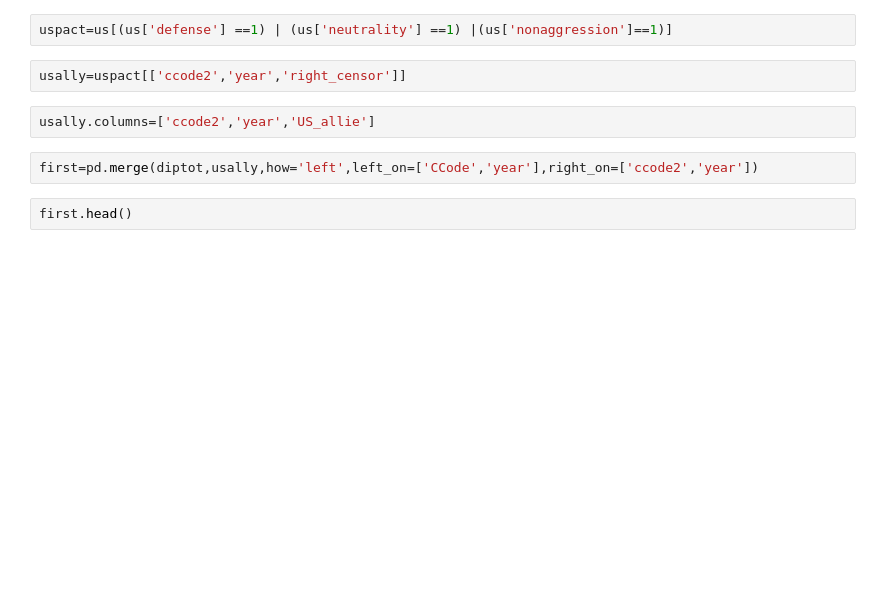
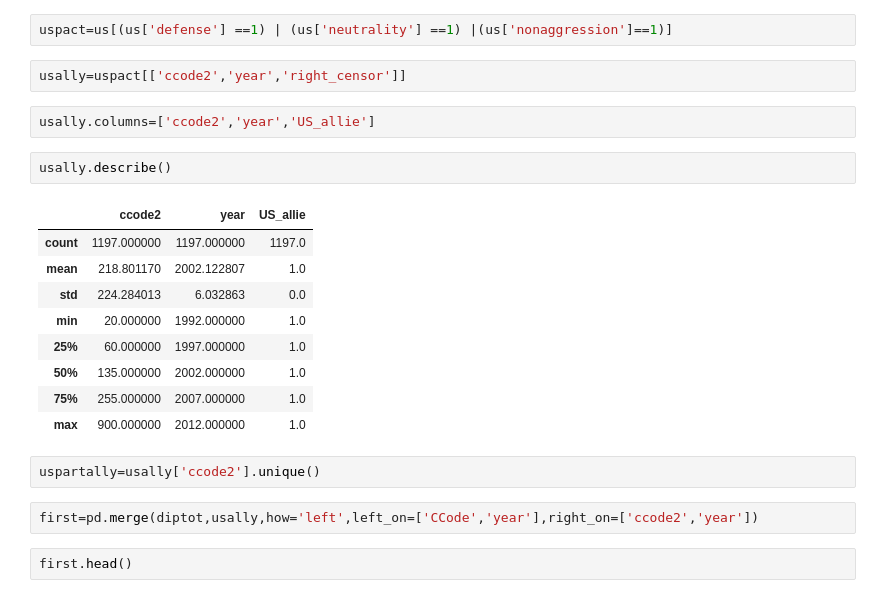
Before and after one commit to denisdunn/conflict_peace, a Jupyter notebook: conflicts_project.ipynb, the cells around one changed output. Cells and saved outputs as stored; diff of their text form; blank space fills up the shorter version.

```diff
--- a/conflicts_project.ipynb
+++ b/conflicts_project.ipynb
@@ -210,6 +239,20 @@ uspact=us[(us['defense'] ==1) | (us['neutrality'] ==1) |(us['nonaggression']==1)
 usally=uspact[['ccode2','year','right_censor']]
 # %%
 usally.columns=['ccode2','year','US_allie']
+# %%
+usally.describe()
+# %% [output]
+|  | ccode2 | year | US_allie |
+| count | 1197.000000 | 1197.000000 | 1197.0 |
+| mean | 218.801170 | 2002.122807 | 1.0 |
+| std | 224.284013 | 6.032863 | 0.0 |
+| min | 20.000000 | 1992.000000 | 1.0 |
+| 25% | 60.000000 | 1997.000000 | 1.0 |
+| 50% | 135.000000 | 2002.000000 | 1.0 |
+| 75% | 255.000000 | 2007.000000 | 1.0 |
+| max | 900.000000 | 2012.000000 | 1.0 |
+# %%
+uspartally=usally['ccode2'].unique()
 # %%
 first=pd.merge(diptot,usally,how='left',left_on=['CCode','year'],right_on=['ccode2','year'])
 # %%
```
Also changed, not shown: parts of 72 cells of this notebook, 2 other files.
